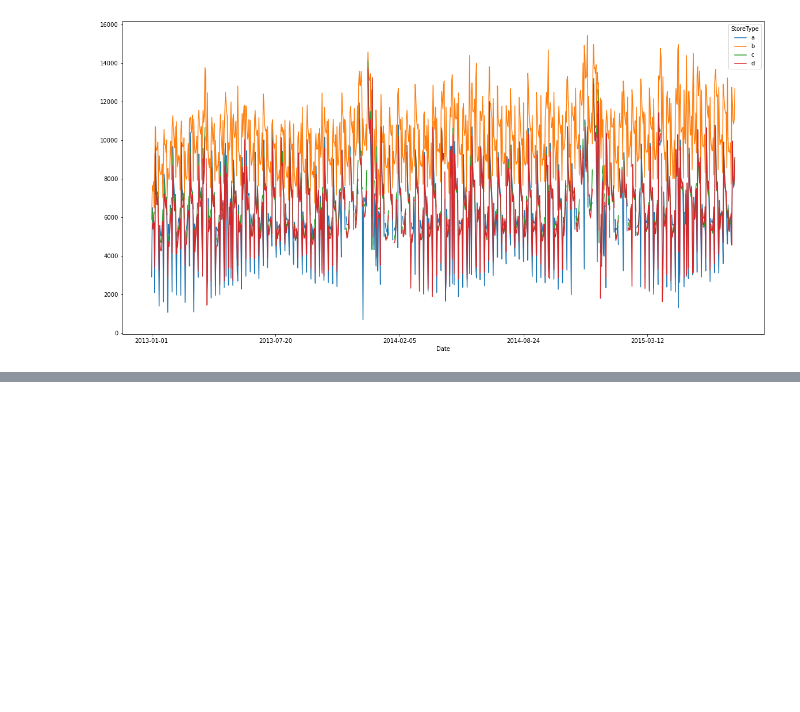
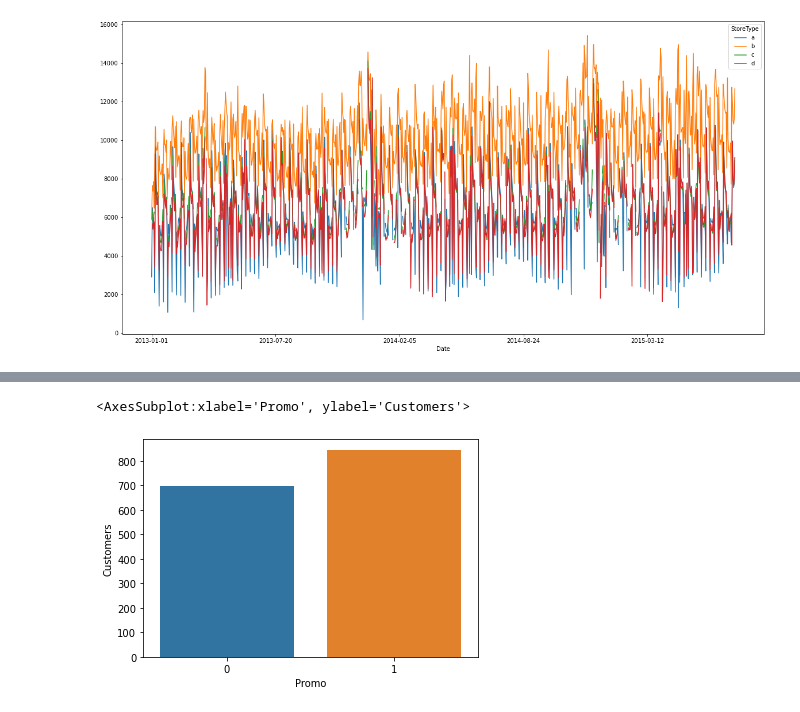
Before and after one commit to Brandao20vtr/projetos, a Jupyter notebook: Analise_Exploratoria_Vendas.ipynb, the cells around one changed output, grey strips where cells are left out. Saved outputs shown, nothing was run; the diff lists cells and outputs as text; code cells hidden in the pictures; blank space fills up the shorter version.

```diff
--- a/Analise_Exploratoria_Vendas.ipynb
+++ b/Analise_Exploratoria_Vendas.ipynb
@@ -572,0 +581,8 @@ sales_train_all_df.groupby(['Date', 'StoreType']).mean()['Sales'].unstack().plot
+# %%
+# Se a promoção afeta o número de clientes na loja
+sns.barplot(x = 'Promo', y = 'Customers', data = sales_train_all_df)
+
+# Quando tem promoção, o número de clientes é maior
+# %% [output]
+<AxesSubplot:xlabel='Promo', ylabel='Customers'>
+[figure, added]
```
Also changed, not shown: parts of 1 cell of this notebook.
